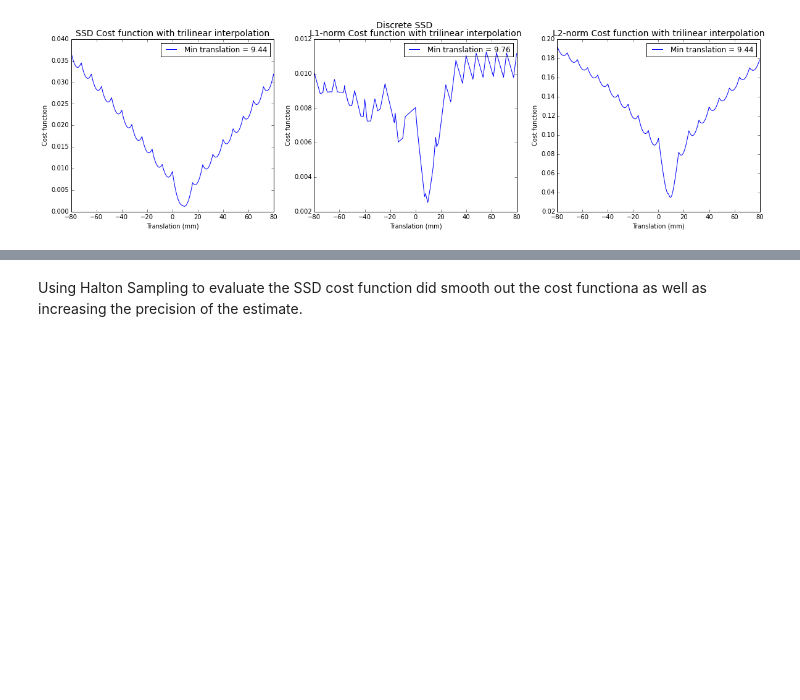
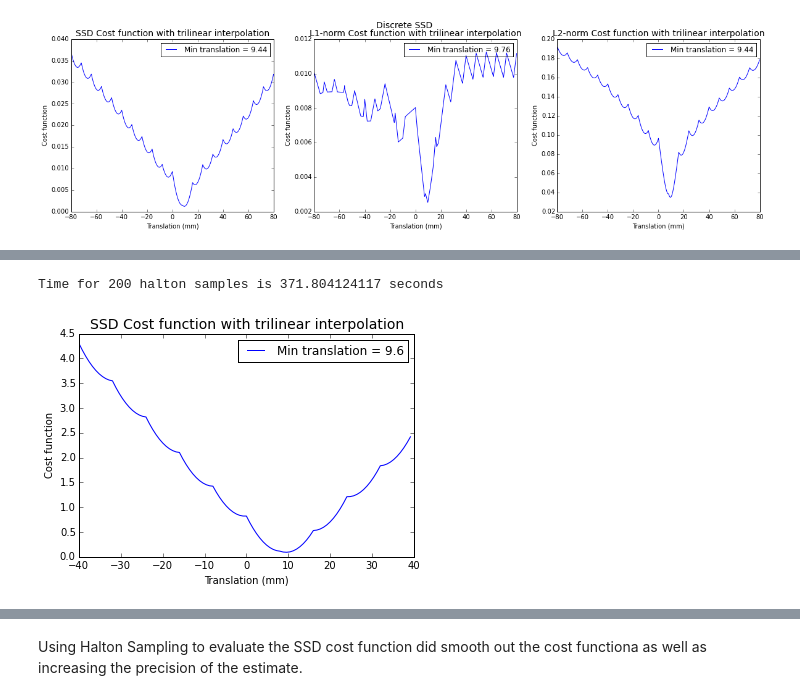
Before and after one commit to zyzdiana/AC297r-Volume-Registration, a Jupyter notebook: Bessel_Rotation_&_Halton_Translation.ipynb, the cells around one changed output, grey strips where cells are left out. Cells and saved outputs as stored; diff of their text form; code cells hidden in the pictures; blank space fills up the shorter version.

```diff
--- a/Bessel_Rotation_&_Halton_Translation.ipynb
+++ b/Bessel_Rotation_&_Halton_Translation.ipynb
@@ -421,0 +613,5 @@ Time for 50000 halton samples is 36.9160602093 seconds
+# %%
+halton_cost_func_t(200, vol2, vol3, t, 'SSD')
+# %% [output]
+Time for 200 halton samples is 371.804124117 seconds
+[figure, added]
```
Also changed, not shown: parts of 22 cells of this notebook, 3 other files.
